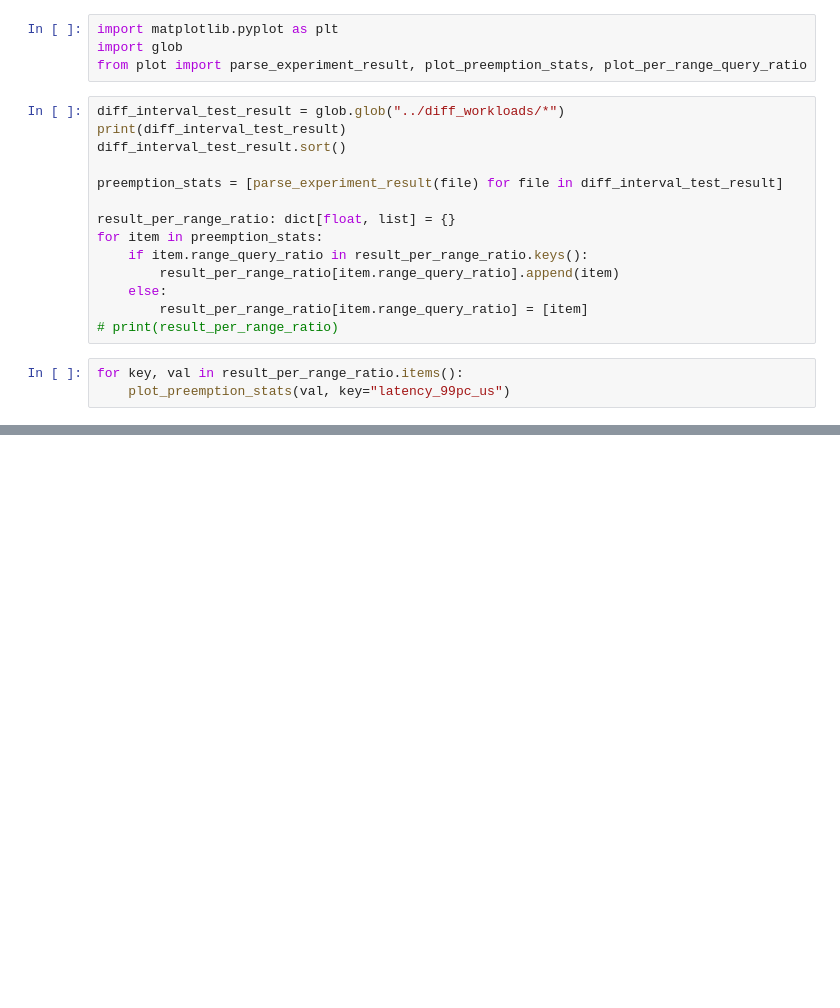
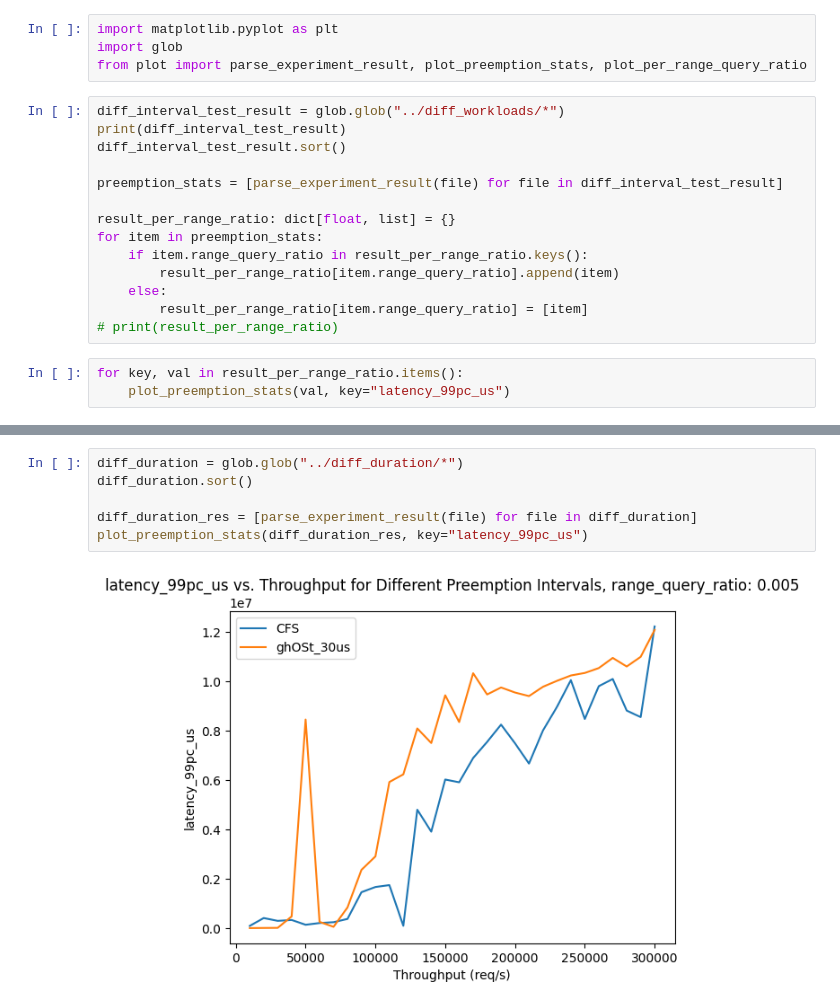
Before and after one commit to show981111/ghost-userspace, a Jupyter notebook: plot/draw.ipynb, the cells around one changed output, grey strips where cells are left out. Saved outputs shown, nothing was run; the diff lists cells and outputs as text; blank space fills up the shorter version.

```diff
--- a/plot/draw.ipynb
+++ b/plot/draw.ipynb
@@ -116 +87,9 @@ for key, val in diff_wkld_dict.items():
+# %%
+diff_duration = glob.glob("../diff_duration/*")
+diff_duration.sort()
+
+diff_duration_res = [parse_experiment_result(file) for file in diff_duration]
+plot_preemption_stats(diff_duration_res, key="latency_99pc_us")
+# %% [output]
+[figure, added]
 # %%
```
Also changed, not shown: parts of 7 cells of this notebook, 5 other files.
